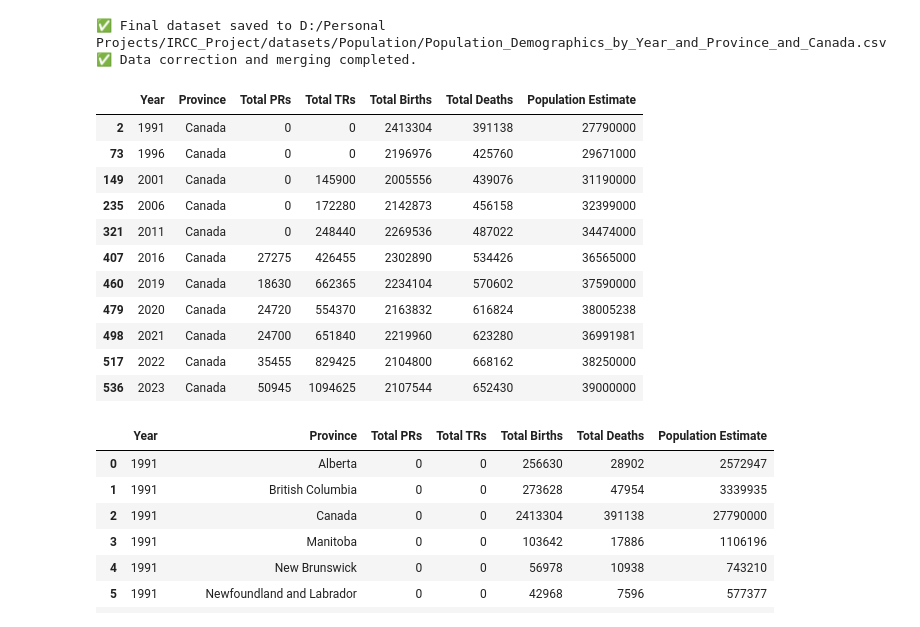
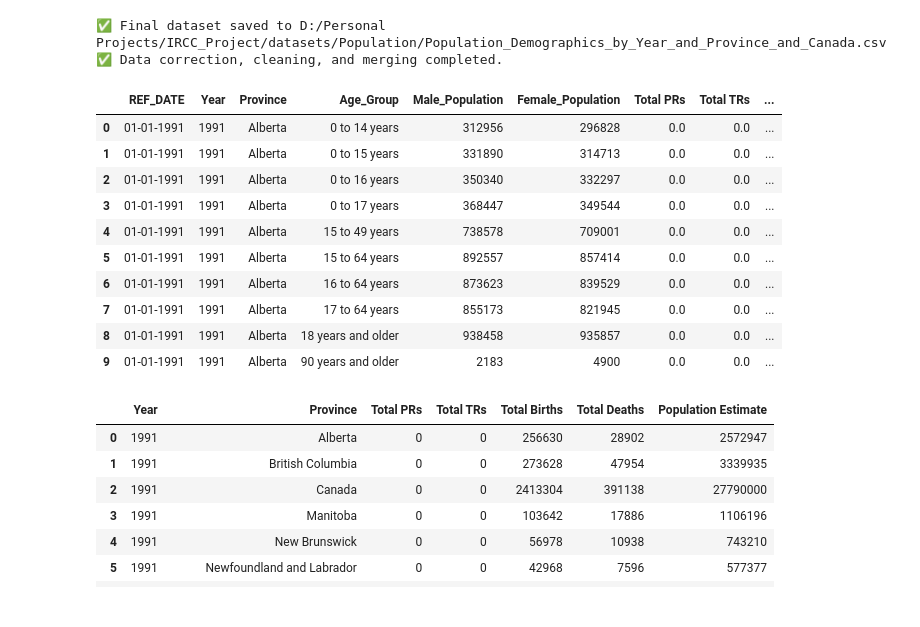
Before and after one commit to noob-noob1/IRCC_Project, a Jupyter notebook: datasets/Population/Data Cleaning and Integration.ipynb, the cells around one changed output. Cells and saved outputs as stored; diff of their text form; code cells hidden in the pictures.

Commit message:
population demographics updated

```diff
--- a/datasets/Population/Data Cleaning and Integration.ipynb
+++ b/datasets/Population/Data Cleaning and Integration.ipynb
@@ -10,9 +10,8 @@ def correct_population_dataset(
 ):
     # Load base demographic data
     df = pd.read_csv(file_path)
+    df['Province'] = df['Province'].str.strip()  # Ensure consistent province names
     df_unique = df.drop_duplicates(subset=["Year", "Province"])
-
-    # Filter for 1991 onward
     df_unique = df_unique[df_unique["Year"] >= 1991]
 
     # Load official Canada population
@@ -24,7 +23,7 @@ def correct_population_dataset(
     df_unique = df_unique[common_columns]
     canada_population_df = canada_population_df[common_columns]
 
-    # Remove existing 'Canada', calculate new one
+    # Remove and recalculate 'Canada' row
     df_corrected = df_unique[df_unique["Province"] != "Canada"]
     grouped_df = df_corrected.groupby('Year').sum().reset_index()
     grouped_df['Province'] = 'Canada'
@@ -46,6 +45,7 @@ def correct_population_dataset(
     def clean_age_gender(df):
         df = df[['REF_DATE', 'GEO', 'Gender', 'Age group', 'VALUE']].copy()
         df.columns = ['Year', 'Province', 'Gender', 'Age_Group', 'Population']
+        df['Province'] = df['Province'].str.strip()
         df = df[df['Gender'].isin(['Men+', 'Women+'])].dropna(subset=['Population'])
         df['Year'] = pd.to_datetime(df['Year'].astype(str) + '-01-01')
         df['REF_DATE'] = df['Year'].dt.strftime('01-%m-%Y')
@@ -60,20 +60,30 @@ def correct_population_dataset(
 
     combined = pd.concat([provinces_clean, canada_clean], ignore_index=True)
 
-    # Pivot to get separate columns for Male and Female
+    # Pivot to get Male and Female columns
     gender_pivoted = combined.pivot_table(
         index=['REF_DATE', 'Year', 'Province', 'Age_Group'],
         columns='Gender',
         values='Population',
         aggfunc='sum'
-    ).reset_index()
+    ).reset_index().rename(columns={'Men+': 'Male_Population', 'Women+': 'Female_Population'})
 
-    gender_pivoted = gender_pivoted.rename(columns={'Men+': 'Male_Population', 'Women+': 'Female_Population'})
-
-    # Merge with base demographic summary
+    # Merge with demographic summary
     final_merged = pd.merge(gender_pivoted, df_final, how='left', on=['Year', 'Province'])
 
-    # 🔄 Final sort by REF_DATE and Province (mixed order)
+    # --------------------------------------------
+    # 🔄 Interpolate Missing Values for 'Canada'
+    # --------------------------------------------
+    canada_mask = final_merged['Province'] == 'Canada'
+    numeric_cols = ['Male_Population', 'Female_Population', 'Total PRs', 'Total TRs',
+                    'Total Births', 'Total Deaths', 'Population Estimate']
+
+    for col in numeric_cols:
+        final_merged.loc[canada_mask, col] = final_merged.loc[canada_mask, col].interpolate(
+            method='linear', limit_direction='both'
+        )
+
+    # 🔄 Final sort by REF_DATE and Province
     final_sorted = final_merged.sort_values(by=['REF_DATE', 'Province']).reset_index(drop=True)
 
     # Optionally export
@@ -98,26 +108,25 @@ final_df = correct_population_dataset(
     canada_age_gender_file,
     output_path=output_csv
 )
-print("✅ Data correction and merging completed.")
+print("✅ Data correction, cleaning, and merging completed.")
 # %% [output]
 ✅ Final dataset saved to D:/Personal Projects/IRCC_Project/datasets/Population/Population_Demographics_by_Year_and_Province_and_Canada.csv
-✅ Data correction and merging completed.
+✅ Data correction, cleaning, and merging completed.
 # %%
 # load the correct dataset and check for canada_population
-corrected_df[corrected_df["Province"] == "Canada"]
+final_df.head(10)
 # %% [output]
-|  | Year | Province | Total PRs | Total TRs | Total Births | Total Deaths | Population Estimate |
-| 2 | 1991 | Canada | 0 | 0 | 2413304 | 391138 | 27790000 |
-| 73 | 1996 | Canada | 0 | 0 | 2196976 | 425760 | 29671000 |
-| 149 | 2001 | Canada | 0 | 145900 | 2005556 | 439076 | 31190000 |
-| 235 | 2006 | Canada | 0 | 172280 | 2142873 | 456158 | 32399000 |
-| 321 | 2011 | Canada | 0 | 248440 | 2269536 | 487022 | 34474000 |
-| 407 | 2016 | Canada | 27275 | 426455 | 2302890 | 534426 | 36565000 |
-| 460 | 2019 | Canada | 18630 | 662365 | 2234104 | 570602 | 37590000 |
-| 479 | 2020 | Canada | 24720 | 554370 | 2163832 | 616824 | 38005238 |
-| 498 | 2021 | Canada | 24700 | 651840 | 2219960 | 623280 | 36991981 |
-| 517 | 2022 | Canada | 35455 | 829425 | 2104800 | 668162 | 38250000 |
-| 536 | 2023 | Canada | 50945 | 1094625 | 2107544 | 652430 | 39000000 |
+|  | REF_DATE | Year | Province | Age_Group | Male_Population | Female_Population | Total PRs | Total TRs | ... |
+| 0 | 01-01-1991 | 1991 | Alberta | 0 to 14 years | 312956 | 296828 | 0.0 | 0.0 | ... |
+| 1 | 01-01-1991 | 1991 | Alberta | 0 to 15 years | 331890 | 314713 | 0.0 | 0.0 | ... |
+| 2 | 01-01-1991 | 1991 | Alberta | 0 to 16 years | 350340 | 332297 | 0.0 | 0.0 | ... |
+| 3 | 01-01-1991 | 1991 | Alberta | 0 to 17 years | 368447 | 349544 | 0.0 | 0.0 | ... |
+| 4 | 01-01-1991 | 1991 | Alberta | 15 to 49 years | 738578 | 709001 | 0.0 | 0.0 | ... |
+| 5 | 01-01-1991 | 1991 | Alberta | 15 to 64 years | 892557 | 857414 | 0.0 | 0.0 | ... |
+| 6 | 01-01-1991 | 1991 | Alberta | 16 to 64 years | 873623 | 839529 | 0.0 | 0.0 | ... |
+| 7 | 01-01-1991 | 1991 | Alberta | 17 to 64 years | 855173 | 821945 | 0.0 | 0.0 | ... |
+| 8 | 01-01-1991 | 1991 | Alberta | 18 years and older | 938458 | 935857 | 0.0 | 0.0 | ... |
+| 9 | 01-01-1991 | 1991 | Alberta | 90 years and older | 2183 | 4900 | 0.0 | 0.0 | ... |
 # %%
 corrected_df.head(20)
 # %% [output]
```
Also changed, not shown: 4 other files.
